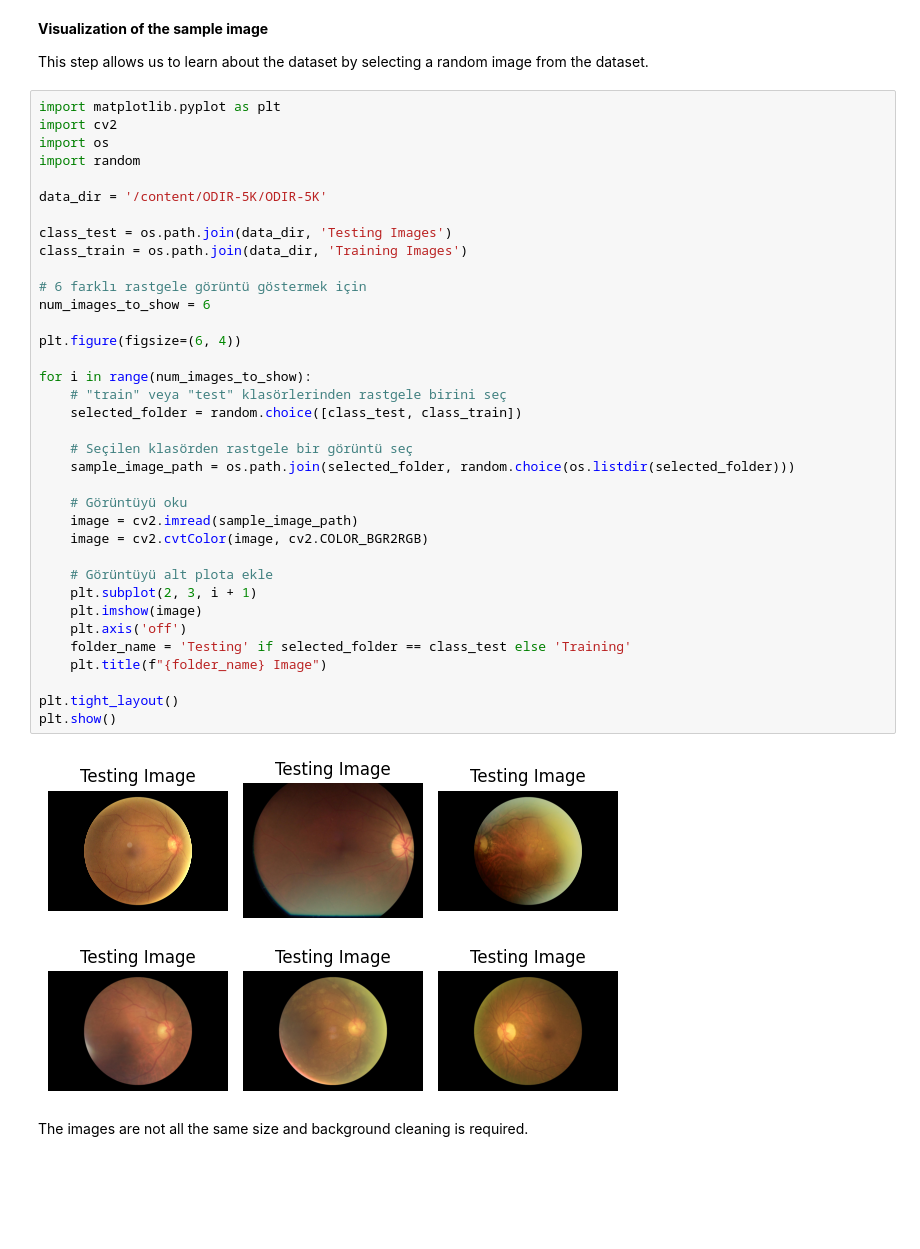
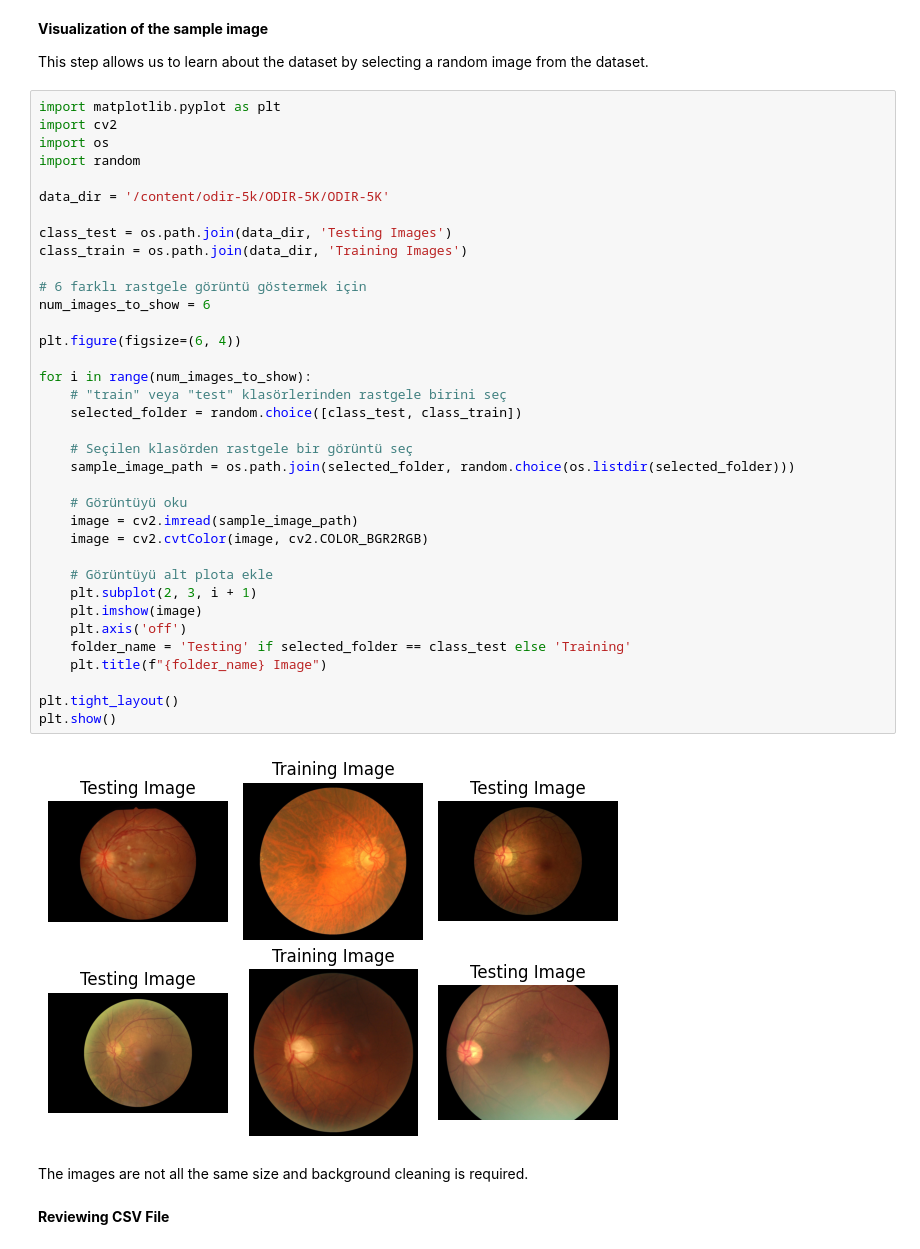
Before and after one commit to SefiyeArican/Ocular-Disease-Recognition, a Jupyter notebook: Fundus_Image_Processing.ipynb, the cells around one changed output. Drawn from its saved outputs; the diff is of its cells as text; blank space fills up the shorter version.

```diff
--- a/Fundus_Image_Processing.ipynb
+++ b/Fundus_Image_Processing.ipynb
@@ -104,39 +104,41 @@ import cv2
 import os
 import random
 
-data_dir = '/content/ODIR-5K/ODIR-5K'
+data_dir = '/content/odir-5k/ODIR-5K/ODIR-5K'
 
 class_test = os.path.join(data_dir, 'Testing Images')
 class_train = os.path.join(data_dir, 'Training Images')
 
 # 6 farklı rastgele görüntü göstermek için
 num_images_to_show = 6
 
 plt.figure(figsize=(6, 4))
 
 for i in range(num_images_to_show):
     # "train" veya "test" klasörlerinden rastgele birini seç
     selected_folder = random.choice([class_test, class_train])
 
     # Seçilen klasörden rastgele bir görüntü seç
     sample_image_path = os.path.join(selected_folder, random.choice(os.listdir(selected_folder)))
 
     # Görüntüyü oku
     image = cv2.imread(sample_image_path)
     image = cv2.cvtColor(image, cv2.COLOR_BGR2RGB)
 
     # Görüntüyü alt plota ekle
     plt.subplot(2, 3, i + 1)
     plt.imshow(image)
     plt.axis('off')
     folder_name = 'Testing' if selected_folder == class_test else 'Training'
     plt.title(f"{folder_name} Image")
 
 plt.tight_layout()
 plt.show()
 # %% [output]
-[figure, old version]
+[figure, new version]
 # %% [markdown]
 The images are not all the same size and background cleaning is required.
+# %% [markdown]
+**Reviewing CSV File**
 # %%
 import pandas as pd
```
Also changed, not shown: parts of 6 cells of this notebook.
